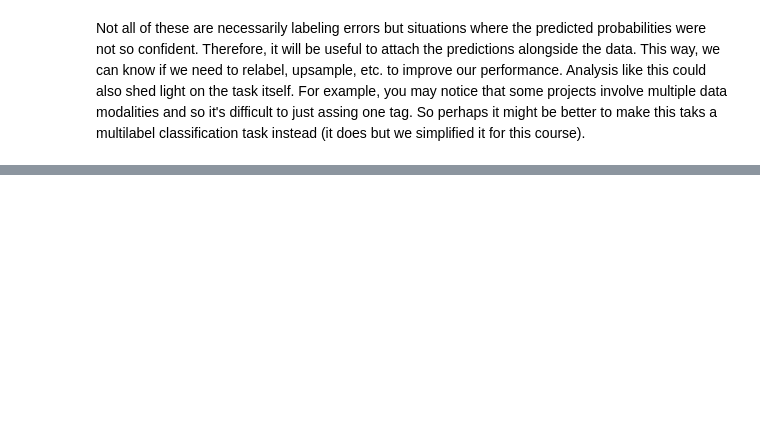
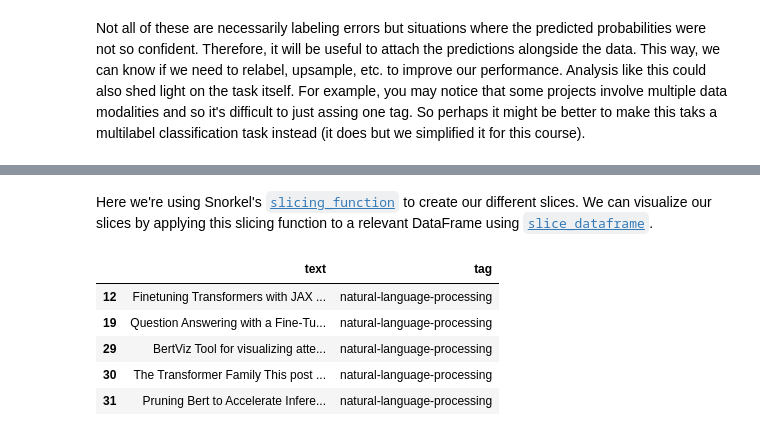
Before and after one commit to sinapordanesh/BERT_LLM_MLOps, a Jupyter notebook: notebooks/start.ipynb, the cells around one changed output, grey strips where cells are left out. Drawn from its saved outputs; the diff is of its cells as text; code cells hidden in the pictures; blank space fills up the shorter version.

```diff
--- a/notebooks/start.ipynb
+++ b/notebooks/start.ipynb
@@ -1457,0 +1473,8 @@ Not all of these are necessarily labeling errors but situations where the predic
+# %%
+@slicing_function()
+def nlp_llm(x):
+    """NLP projects that use LLMs."""
+    nlp_project = "natural-language-processing" in x.tag
+    llm_terms = ["transformer", "llm", "bert"]
+    llm_project = any(s.lower() in x.text.lower() for s in llm_terms)
+    return (nlp_project and llm_project)
@@ -1457,0 +1486,12 @@ Not all of these are necessarily labeling errors but situations where the predic
+# %% [markdown]
+Here we're using Snorkel's [`slicing_function`](https://snorkel.readthedocs.io/en/latest/packages/_autosummary/slicing/snorkel.slicing.slicing_function.html) to create our different slices. We can visualize our slices by applying this slicing function to a relevant DataFrame using [`slice_dataframe`](https://snorkel.readthedocs.io/en/latest/packages/_autosummary/slicing/snorkel.slicing.slice_dataframe.html).
+# %%
+nlp_llm_df = slice_dataframe(test_df, nlp_llm)
+nlp_llm_df[["text", "tag"]].head()
+# %% [output]
+|  | text | tag |
+| 12 | Finetuning Transformers with JAX ... | natural-language-processing |
+| 19 | Question Answering with a Fine-Tu... | natural-language-processing |
+| 29 | BertViz Tool for visualizing atte... | natural-language-processing |
+| 30 | The Transformer Family This post ... | natural-language-processing |
+| 31 | Pruning Bert to Accelerate Infere... | natural-language-processing |
```
Also changed, not shown: parts of 11 cells of this notebook.
